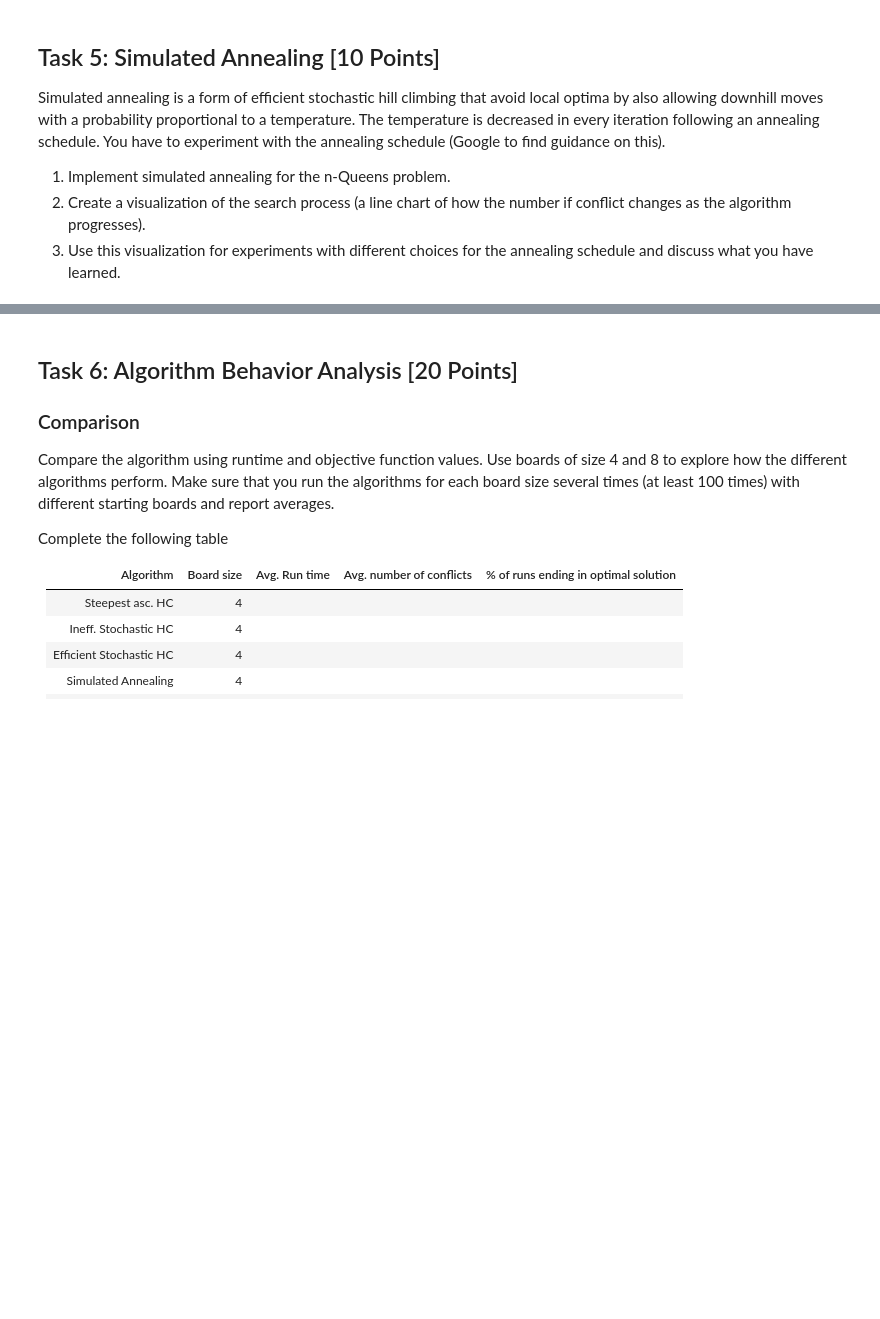
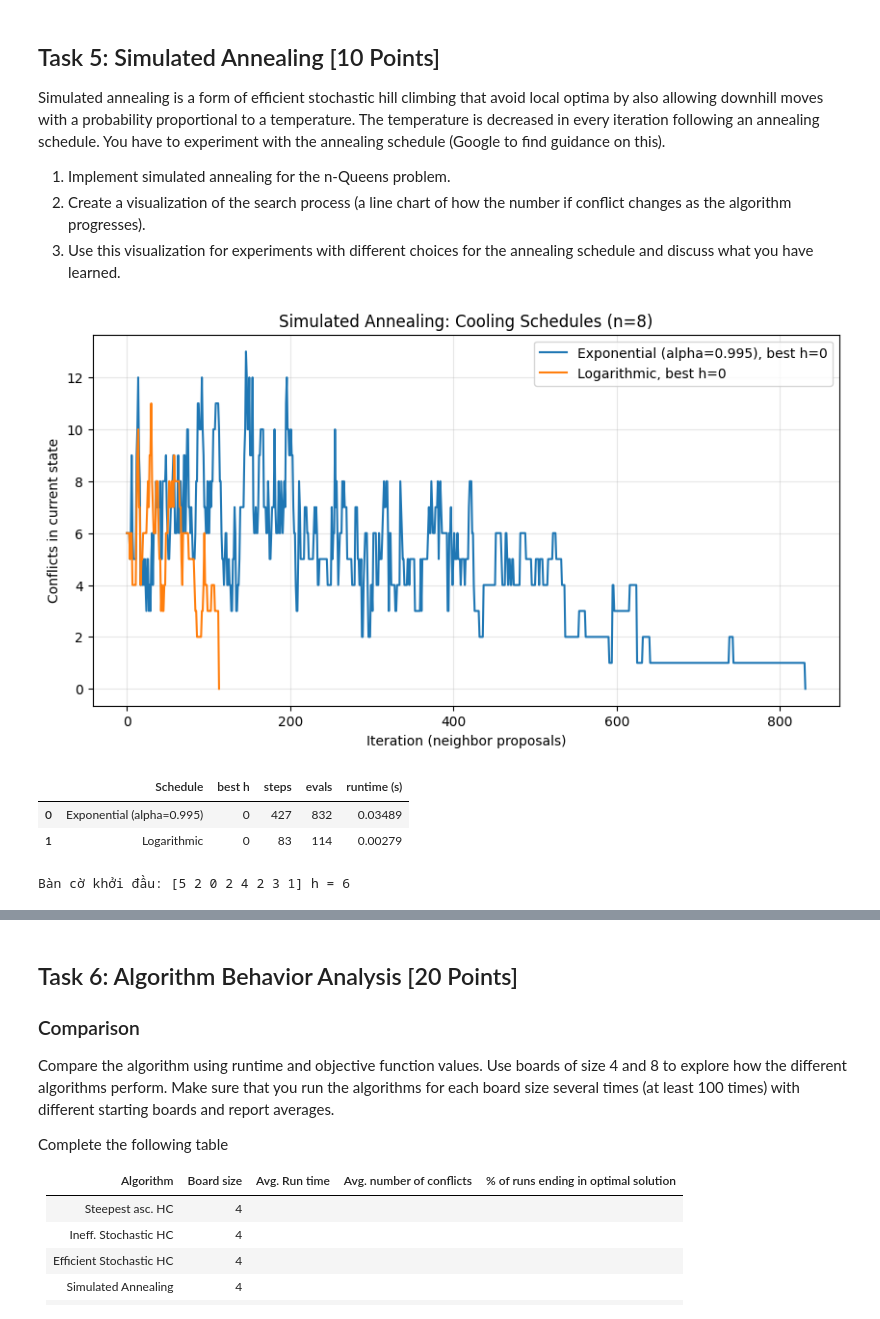
Before and after one commit to bibo0610/TTNTNC_10, a Jupyter notebook: lab4_CSP/n_queens.ipynb, the cells around one changed output, grey strips where cells are left out. Drawn from its saved outputs; the diff is of its cells as text; code cells hidden in the pictures; blank space fills up the shorter version.

```diff
--- a/lab4_CSP/n_queens.ipynb
+++ b/lab4_CSP/n_queens.ipynb
@@ -826,0 +907,68 @@ Simulated annealing is a form of efficient stochastic hill climbing that avoid l
+# %%
+import math
+import time
+import pandas as pd
+
+def simulated_annealing(board, T0=10.0, alpha=0.995, Tmin=0.001,
+                        max_iters=10000, schedule="exponential"):
+    current = np.asarray(board, dtype=int).copy()
+    current_h = conflicts(current)
+    best_board = current.copy()
+    best_h = current_h
+    history = [current_h]
+    path = [current.copy()]
+    evals, steps = 1, 0
+    for t in range(max_iters):
+        if current_h == 0:
+            break
+        if schedule == "exponential":
+            T = T0 * (alpha ** t)
+        elif schedule == "logarithmic":
+            T = T0 / math.log(t + 2)
+        else:
+            raise ValueError("schedule must be 'exponential' or 'logarithmic'")
+        if T < Tmin:
+            break
+        nb = random_neighbor(current)
+        nb_h = conflicts(nb)
+        evals += 1
+        delta = nb_h - current_h
+        if delta <= 0 or np.random.random() < math.exp(-delta / T):
+            current, current_h = nb, nb_h
+            steps += 1
+            path.append(current.copy())
+            if current_h < best_h:
+                best_board, best_h = current.copy(), current_h
+        history.append(current_h)
+    return best_board, best_h, steps, history, path, evals
+
+np.random.seed(4321)
+sa_start = random_board(8)
+sa_schedules = [
+    ("Exponential (alpha=0.995)", {"schedule": "exponential", "T0": 10, "alpha": 0.995}),
+    ("Logarithmic", {"schedule": "logarithmic", "T0": 10}),
+]
+sa_rows = []
+plt.figure(figsize=(10, 5))
+for i, (label, kw) in enumerate(sa_schedules):
+    np.random.seed(2026)
+    t0 = time.perf_counter()
+    final_board, final_h, steps, history, path, evals = simulated_annealing(sa_start, **kw)
+    duration = time.perf_counter() - t0
+    sa_rows.append({"Schedule": label, "best h": final_h, "steps": steps,
+                    "evals": evals, "runtime (s)": duration})
+    plt.plot(history, label=f"{label}, best h={final_h}")
+plt.xlabel("Iteration (neighbor proposals)")
+plt.ylabel("Conflicts in current state")
+plt.title("Simulated Annealing: Cooling Schedules (n=8)")
+plt.legend()
+plt.grid(alpha=0.3)
+plt.show()
+display(pd.DataFrame(sa_rows).round(5))
+print("Bàn cờ khởi đầu:", sa_start, "h =", conflicts(sa_start))
+# %% [output]
+[figure, added]
+|  | Schedule | best h | steps | evals | runtime (s) |
+| 0 | Exponential (alpha=0.995) | 0 | 427 | 832 | 0.03489 |
+| 1 | Logarithmic | 0 | 83 | 114 | 0.00279 |
+Bàn cờ khởi đầu: [5 2 0 2 4 2 3 1] h = 6
```
Also changed, not shown: parts of 23 cells of this notebook.
